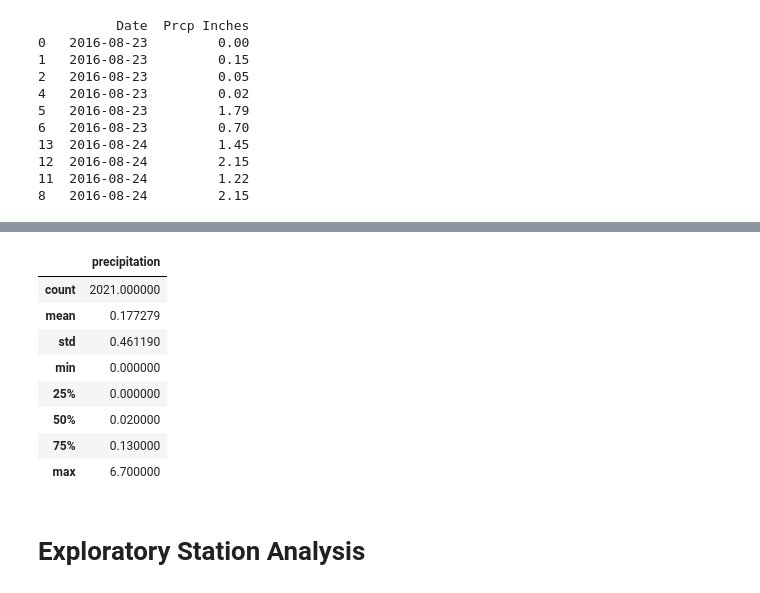
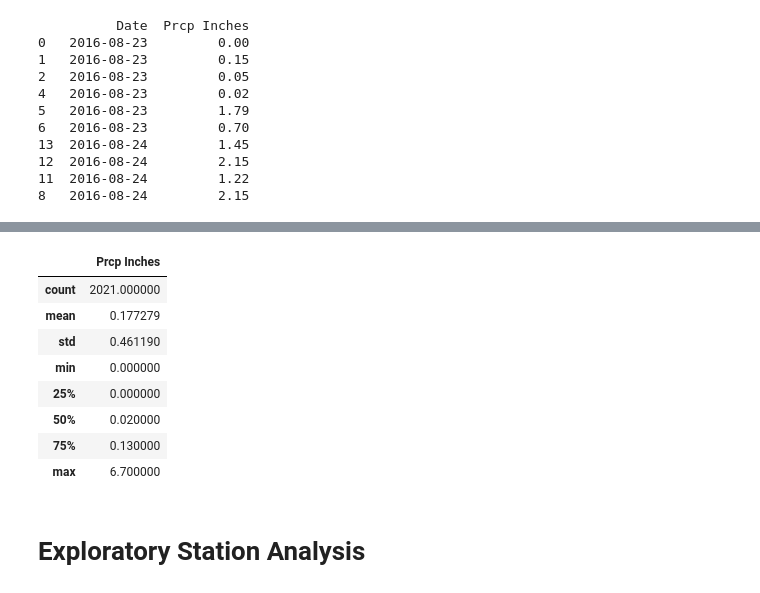
Before and after one commit to sloucel/sqlalchemy-challenge, a Jupyter notebook: SurfsUp/climate_starter.ipynb, the cells around one changed output, grey strips where cells are left out. Cells and saved outputs as stored; diff of their text form; code cells hidden in the pictures.

```diff
--- a/SurfsUp/climate_starter.ipynb
+++ b/SurfsUp/climate_starter.ipynb
@@ -173,7 +144,9 @@ Text(0, 0.5, 'Inches')
 # %%
 # Use Pandas to calculate the summary statistics for the precipitation data
+summary_statistics = prcp_df.describe()
+summary_statistics
 # %% [output]
-|  | precipitation |
+|  | Prcp Inches |
 | count | 2021.000000 |
 | mean | 0.177279 |
 | std | 0.461190 |
```
Also changed, not shown: parts of 3 cells of this notebook, 1 other file.
